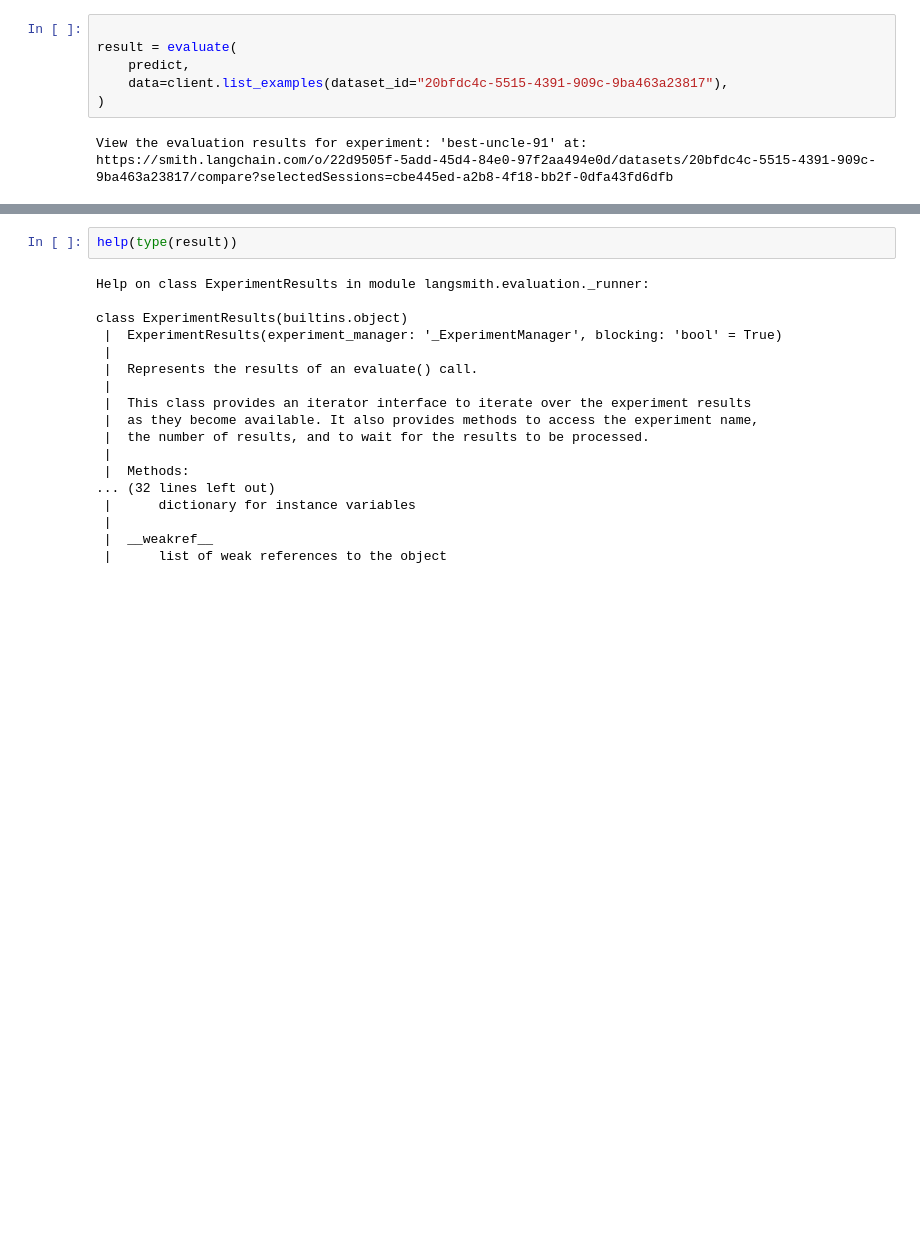
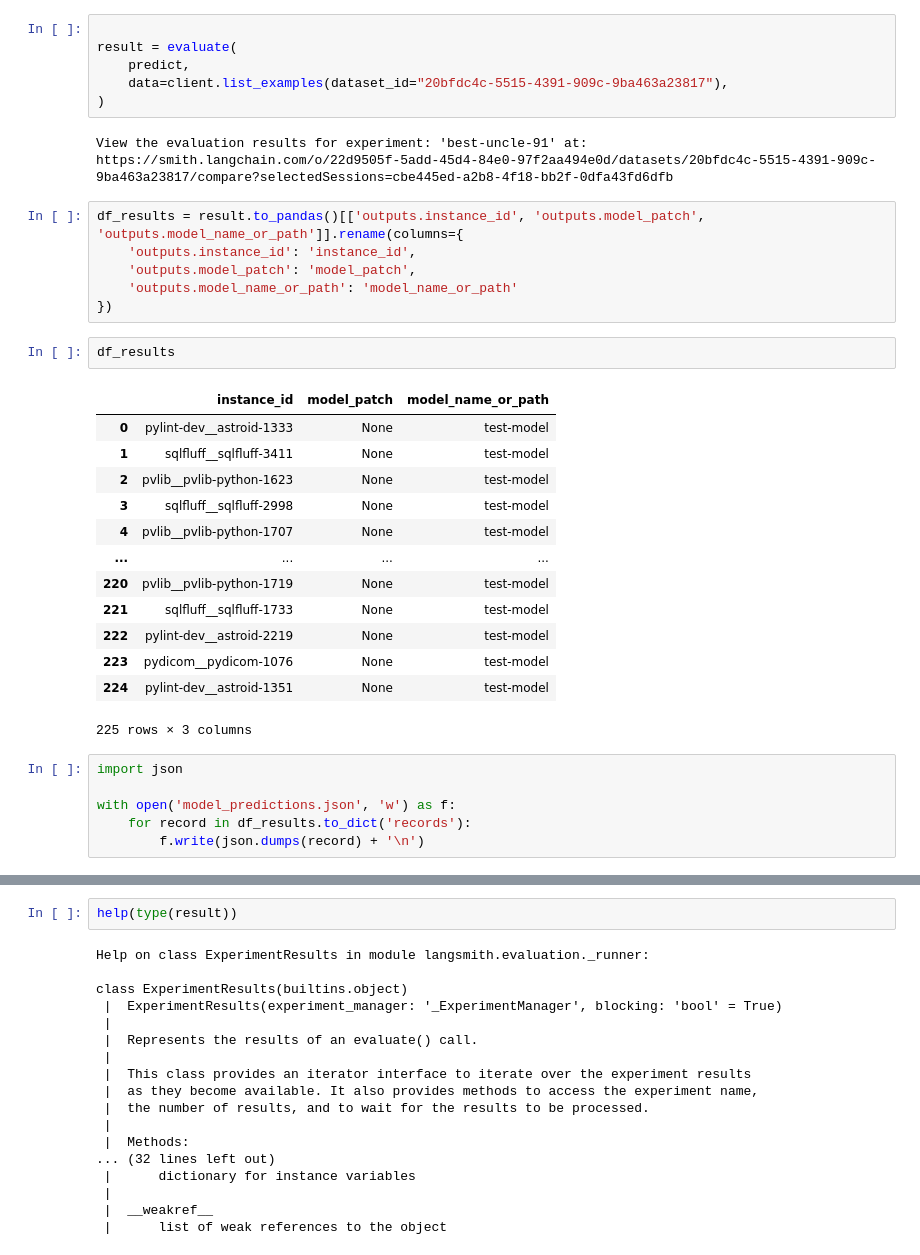
Before and after one commit to AMindToThink/coordination_among_ai, a Jupyter notebook: langsmith-swe/swe_langchain_tutorial.ipynb, the cells around one changed output, grey strips where cells are left out. Drawn from its saved outputs; the diff is of its cells as text; blank space fills up the shorter version.

```diff
--- a/langsmith-swe/swe_langchain_tutorial.ipynb
+++ b/langsmith-swe/swe_langchain_tutorial.ipynb
@@ -74,3 +74,31 @@ result = evaluate(
 # %% [output]
 View the evaluation results for experiment: 'best-uncle-91' at:
 https://smith.langchain.com/o/22d9505f-5add-45d4-84e0-97f2aa494e0d/datasets/20bfdc4c-5515-4391-909c-9ba463a23817/compare?selectedSessions=cbe445ed-a2b8-4f18-bb2f-0dfa43fd6dfb
+# %%
+df_results = result.to_pandas()[['outputs.instance_id', 'outputs.model_patch', 'outputs.model_name_or_path']].rename(columns={
+    'outputs.instance_id': 'instance_id',
+    'outputs.model_patch': 'model_patch',
+    'outputs.model_name_or_path': 'model_name_or_path'
+})
+# %%
+df_results
+# %% [output]
+|  | instance_id | model_patch | model_name_or_path |
+| 0 | pylint-dev__astroid-1333 | None | test-model |
+| 1 | sqlfluff__sqlfluff-3411 | None | test-model |
+| 2 | pvlib__pvlib-python-1623 | None | test-model |
+| 3 | sqlfluff__sqlfluff-2998 | None | test-model |
+| 4 | pvlib__pvlib-python-1707 | None | test-model |
+| ... | ... | ... | ... |
+| 220 | pvlib__pvlib-python-1719 | None | test-model |
+| 221 | sqlfluff__sqlfluff-1733 | None | test-model |
+| 222 | pylint-dev__astroid-2219 | None | test-model |
+| 223 | pydicom__pydicom-1076 | None | test-model |
+| 224 | pylint-dev__astroid-1351 | None | test-model |
+225 rows × 3 columns
+# %%
+import json
+
+with open('model_predictions.json', 'w') as f:
+    for record in df_results.to_dict('records'):
+        f.write(json.dumps(record) + '\n')
```
Also changed, not shown: parts of 2 cells of this notebook, 3 other files.
